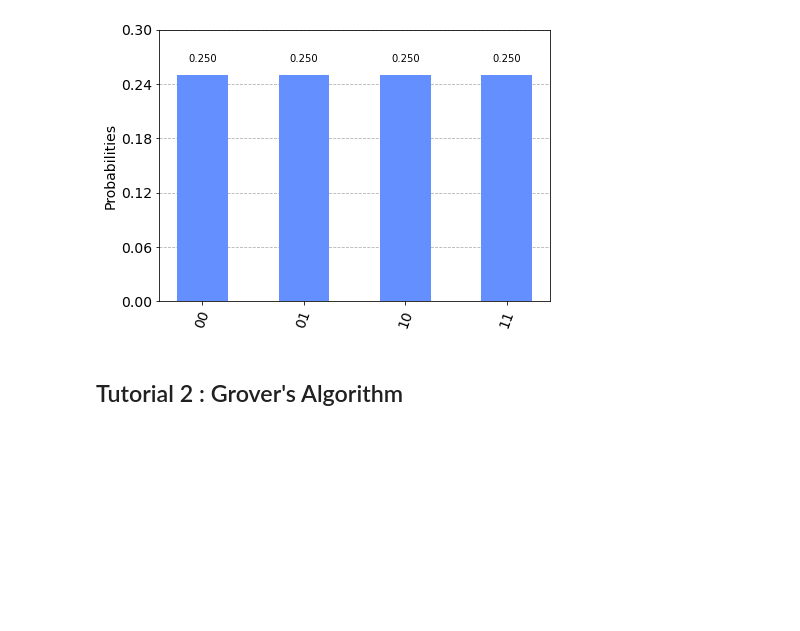
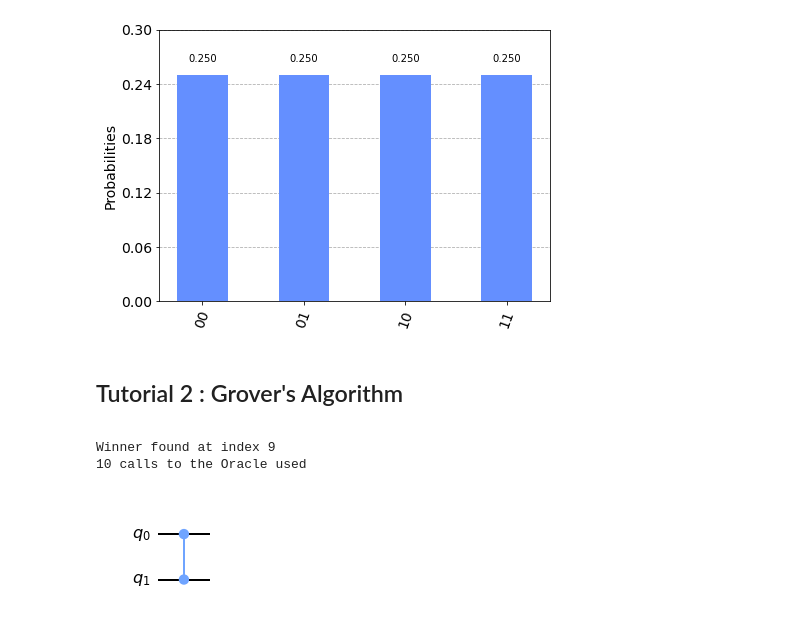
Before and after one commit to Husain0007/Qiskit-Quantum-Development, a Jupyter notebook: QiskitTutorial/Tutorial-Series2.ipynb, the cells around one changed output. Drawn from its saved outputs; the diff is of its cells as text; code cells hidden in the pictures; blank space fills up the shorter version.

```diff
--- a/QiskitTutorial/Tutorial-Series2.ipynb
+++ b/QiskitTutorial/Tutorial-Series2.ipynb
@@ -40,0 +51,9 @@ plot_histogram(probs)
+# %%
+for index, trial_number in enumerate(my_list):
+    if the_oracle(trial_number) is True:
+        print("Winner found at index %i"%index)
+        print("%i calls to the Oracle used"%(index+1))
+        break
+# %% [output]
+Winner found at index 9
+10 calls to the Oracle used
@@ -40,0 +64,8 @@ plot_histogram(probs)
+# %%
+#Define oracle circuit
+oracle = QuantumCircuit(2, name='oracle')
+oracle.cz(0,1)
+oracle.to_gate()
+oracle.draw(output='mpl')
+# %% [output]
+[figure, added]
```
Also changed, not shown: parts of 12 cells of this notebook.
